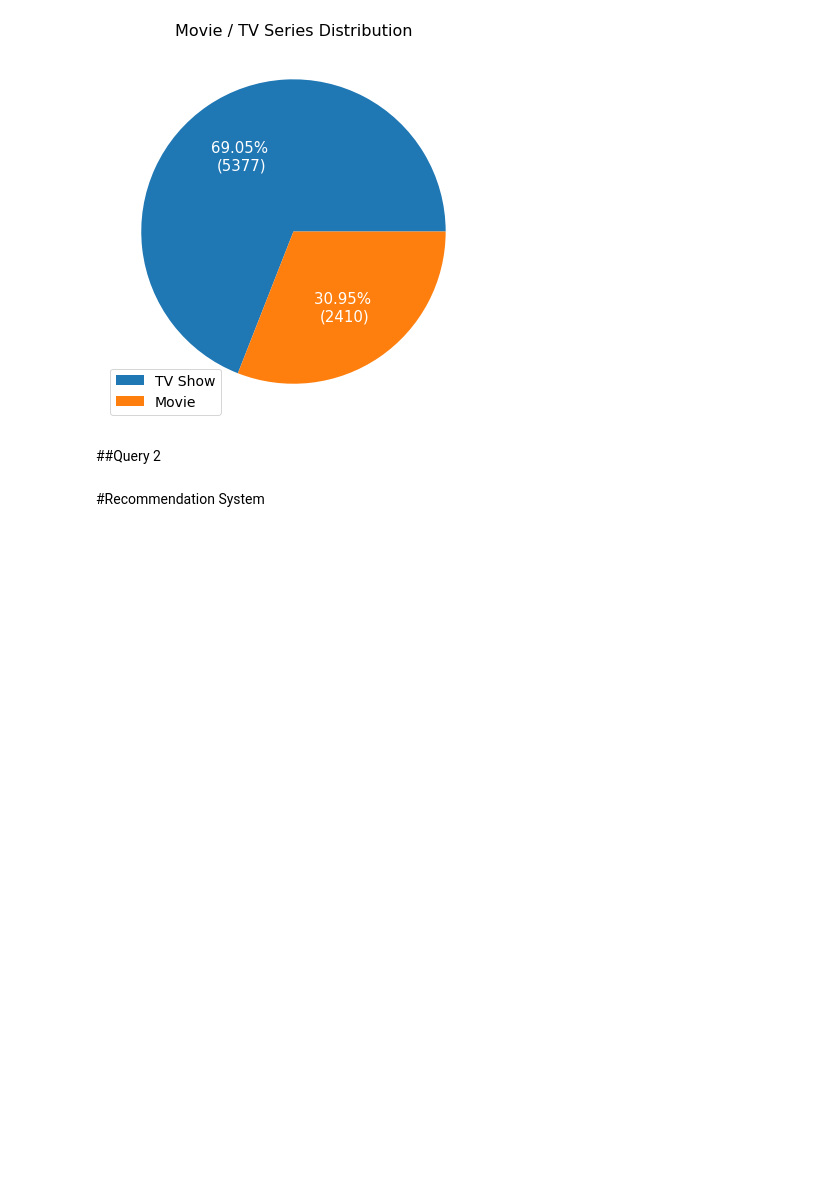
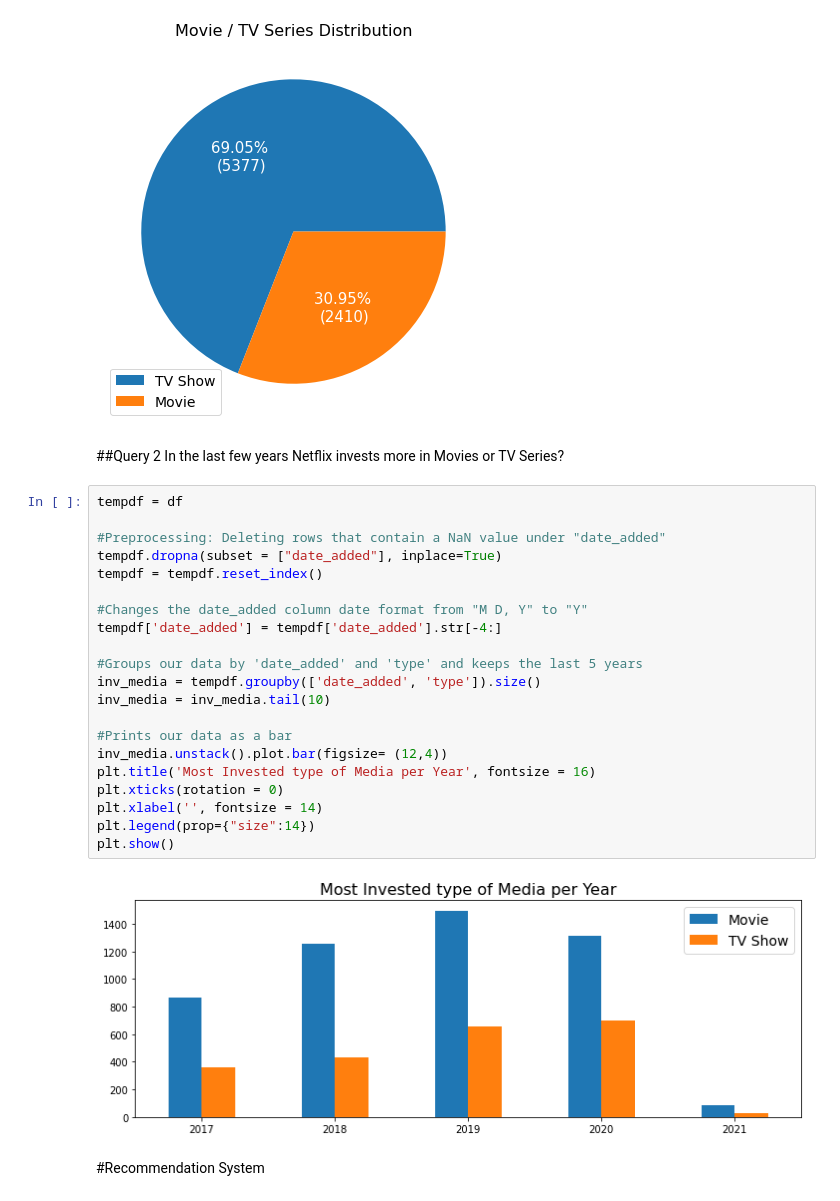
Before and after one commit to konkall/Netflix_data_mining, a Jupyter notebook: NetflixDataAnalysis.ipynb, the cells around one changed output. Drawn from its saved outputs; the diff is of its cells as text; blank space fills up the shorter version.

Commit message:
Query 2 Completed

```diff
--- a/NetflixDataAnalysis.ipynb
+++ b/NetflixDataAnalysis.ipynb
@@ -84,7 +86,31 @@ plt.legend(labels = df.type.unique(), prop={"size":14}, loc='lower left')
 plt.show()
 # %% [output]
 [figure]
-# %% [markdown]
-##Query 2
+# %% [markdown]
+##Query 2
+In the last few years Netflix invests more in Movies or TV Series?
+# %%
+tempdf = df
+
+#Preprocessing: Deleting rows that contain a NaN value under "date_added"
+tempdf.dropna(subset = ["date_added"], inplace=True)
+tempdf = tempdf.reset_index()
+
+#Changes the date_added column date format from "M D, Y" to "Y"
+tempdf['date_added'] = tempdf['date_added'].str[-4:]
+
+#Groups our data by 'date_added' and 'type' and keeps the last 5 years
+inv_media = tempdf.groupby(['date_added', 'type']).size()
+inv_media = inv_media.tail(10)
+
+#Prints our data as a bar
+inv_media.unstack().plot.bar(figsize= (12,4))
+plt.title('Most Invested type of Media per Year', fontsize = 16)
+plt.xticks(rotation = 0)
+plt.xlabel('', fontsize = 14)
+plt.legend(prop={"size":14})
+plt.show()
+# %% [output]
+[figure, added]
 # %% [markdown]
 #Recommendation System
```
Also changed, not shown: parts of 1 cell of this notebook.
